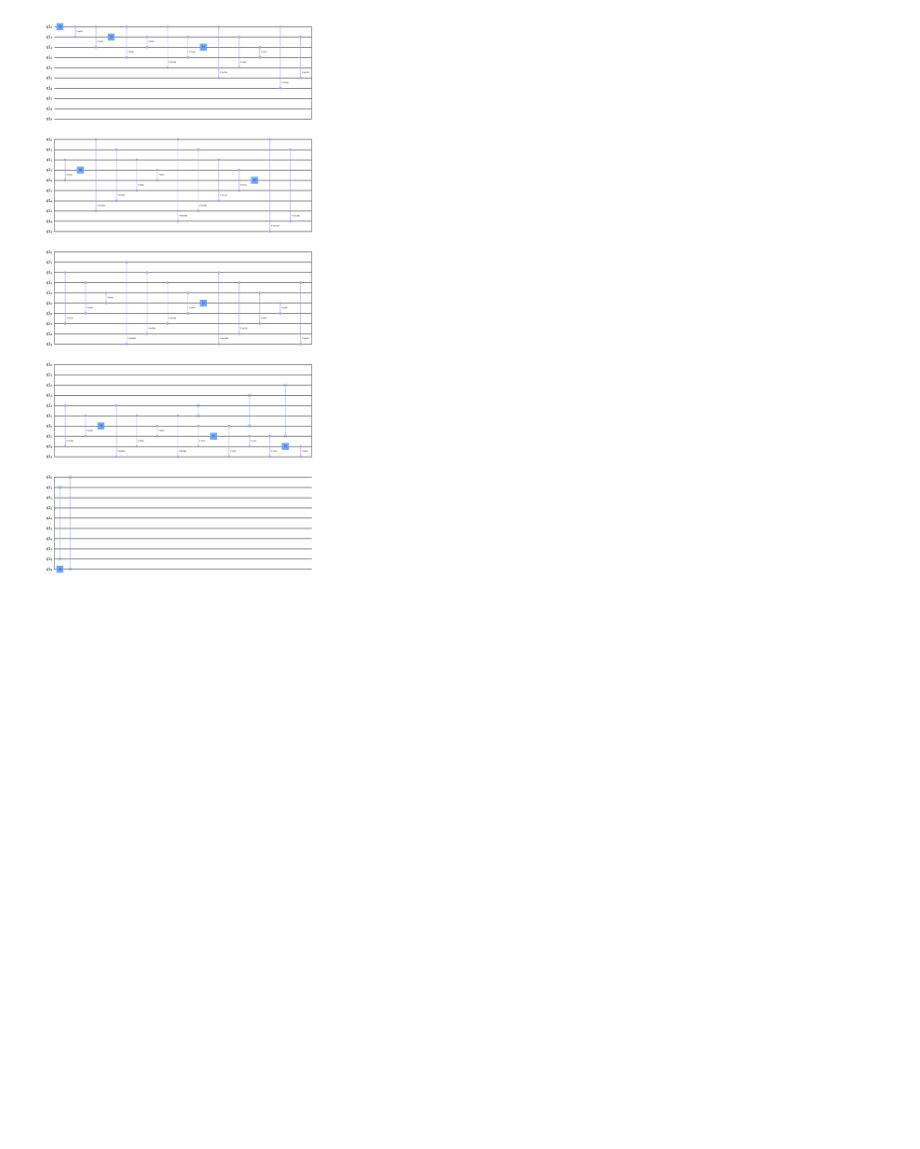
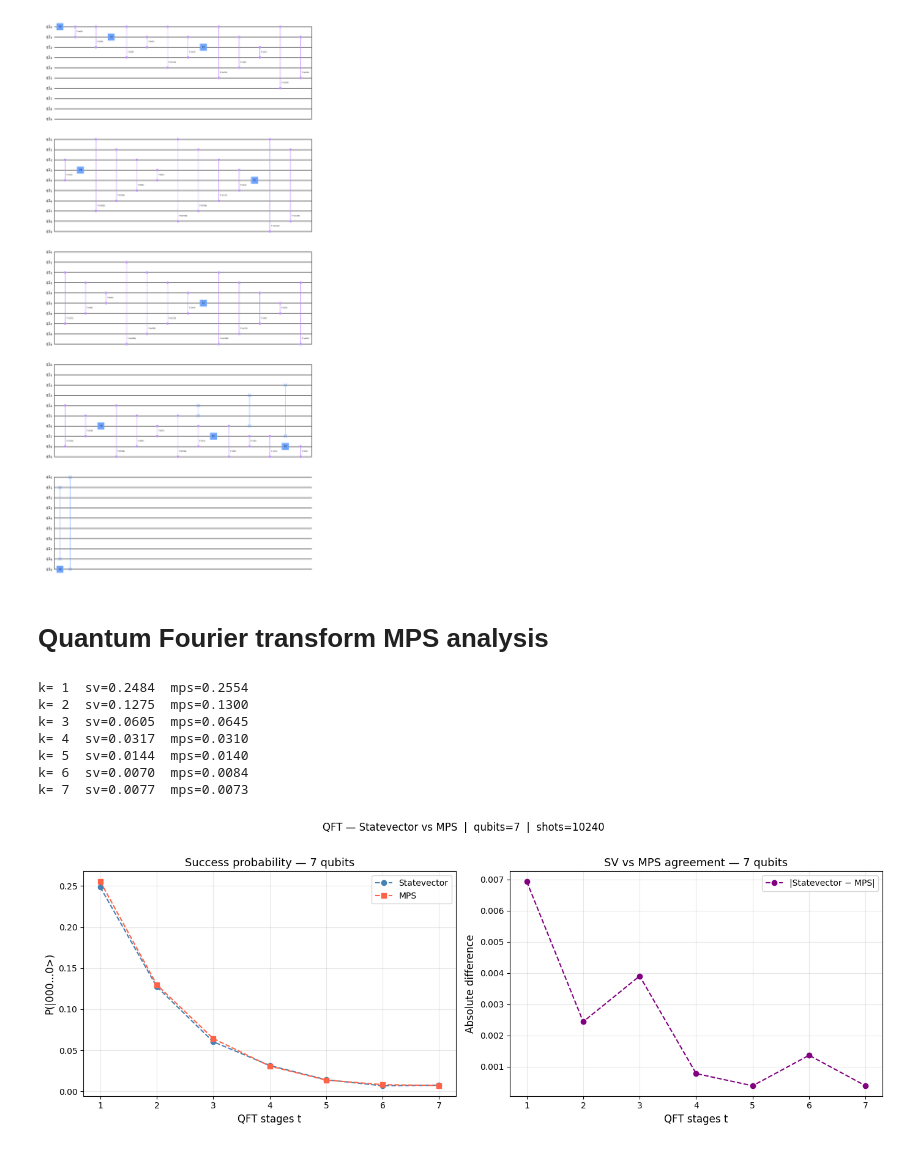
Before and after one commit to cezaris13/Quantum-ideas-factory-tensor-networks, a Jupyter notebook: tensor_networks_and_entropy.ipynb, the cells around one changed output. Cells and saved outputs as stored; diff of their text form; code cells hidden in the pictures; blank space fills up the shorter version.

```diff
--- a/tensor_networks_and_entropy.ipynb
+++ b/tensor_networks_and_entropy.ipynb
@@ -197,6 +197,17 @@ n=22  sv= 1245.551s  mps=104.784s
   20,
   21,
   22]}
+# %%
+mps.run_memory_comparison(
+    circuit_builder = lambda n: grover.construct_grover(
+                          n, k_fixed,
+                          0b10101010 & ((1 << n) - 1)
+                      ),
+    qubit_sizes     = qubit_sizes,
+    k_fixed         = k_fixed,
+    shots           = shots,
+    title           = "Grover — MPS vs Statevector memory",
+)
 # %% [markdown]
 # Quantum random walk entropy analysis
 # %%
@@ -321,3 +332,39 @@ qc = qft.qft(n, t)
 qc.draw(output="mpl", style="clifford")
 # %% [output]
 [figure]
+# %% [markdown]
+# Quantum Fourier transform MPS analysis
+# %%
+import importlib
+import mps
+importlib.reload(mps)
+
+# step 2 — run comparison
+from qft import qft
+import numpy as np
+
+n     = 7
+t_max = n
+shots = 10240
+
+results = mps.run_comparison(
+    circuit_builder  = lambda t: qft(n, t),
+    target_bitstring = lambda t: "0" * n,
+    k_values         = range(1, t_max + 1),
+    qubits           = n,
+    shots            = shots,
+    theory_fn        = None,
+    k_optimal        = None,
+    label_x          = "QFT stages t",
+    label_prob       = "P(|000...0>)",
+    title            = "QFT — Statevector vs MPS",
+)
+# %% [output]
+k= 1  sv=0.2484  mps=0.2554
+k= 2  sv=0.1275  mps=0.1300
+k= 3  sv=0.0605  mps=0.0645
+k= 4  sv=0.0317  mps=0.0310
+k= 5  sv=0.0144  mps=0.0140
+k= 6  sv=0.0070  mps=0.0084
+k= 7  sv=0.0077  mps=0.0073
+[figure, added]
```
Also changed, not shown: parts of 3 cells of this notebook, 1 other file.
